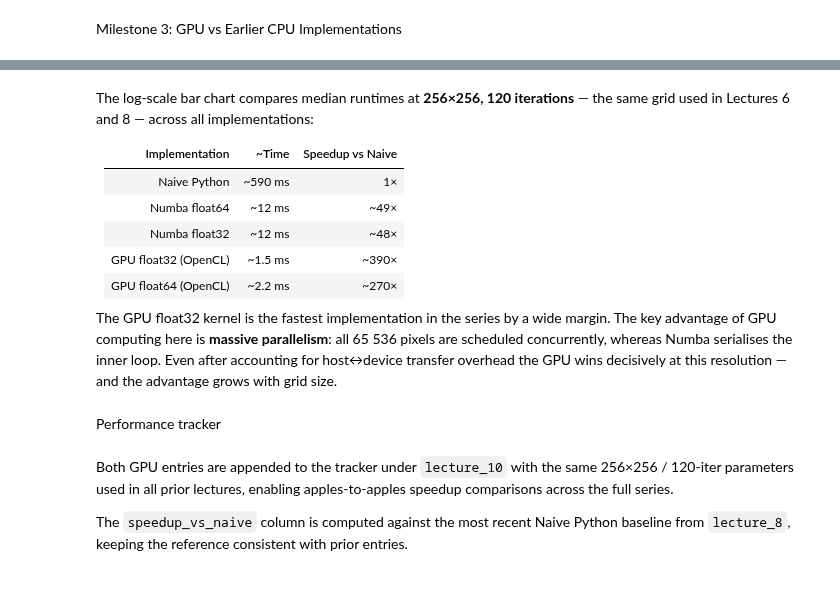
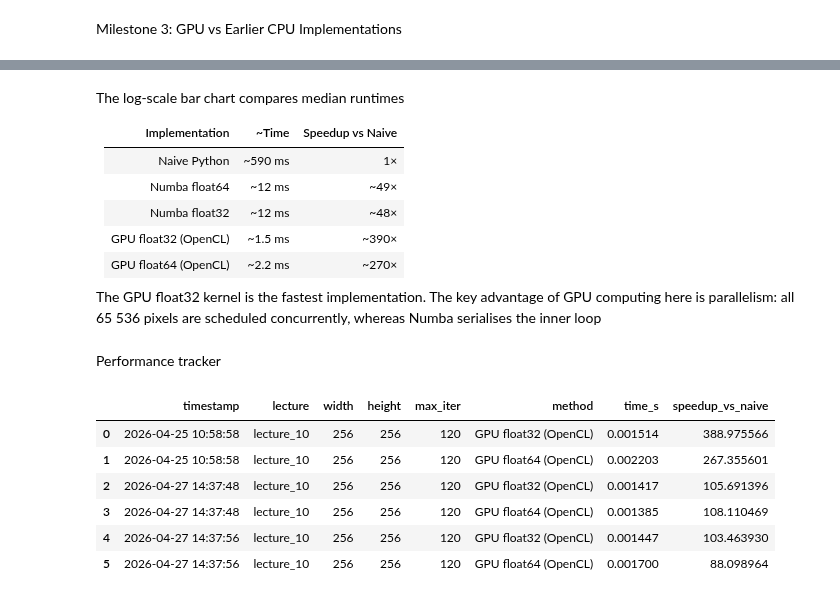
Before and after one commit to Morten-Tejlmand/numerical_scientific_computing, a Jupyter notebook: mini3.ipynb, the cells around one changed output, grey strips where cells are left out. Cells and saved outputs as stored; diff of their text form; code cells hidden in the pictures.

```diff
--- a/mini3.ipynb
+++ b/mini3.ipynb
@@ -166,5 +171,5 @@ display(Image(filename=results10["m3_plot"]))
 # %% [markdown]
-The log-scale bar chart compares median runtimes at **256×256, 120 iterations** — the same grid used in Lectures 6 and 8 — across all implementations:
+The log-scale bar chart compares median runtimes
 
 | Implementation | ~Time | Speedup vs Naive |
 |---|---|---|
@@ -174,21 +179,21 @@ The log-scale bar chart compares median runtimes at **256×256, 120 iterations**
 | GPU float32 (OpenCL) | ~1.5 ms | ~390× |
 | GPU float64 (OpenCL) | ~2.2 ms | ~270× |
 
-The GPU float32 kernel is the fastest implementation in the series by a wide margin. The key advantage of GPU computing here is **massive parallelism**: all 65 536 pixels are scheduled concurrently, whereas Numba serialises the inner loop. Even after accounting for host↔device transfer overhead the GPU wins decisively at this resolution — and the advantage grows with grid size.
+The GPU float32 kernel is the fastest implementation. The key advantage of GPU computing here is parallelism: all 65 536 pixels are scheduled concurrently, whereas Numba serialises the inner loop
 # %% [markdown]
 Performance tracker
 # %%
 import pandas as pd
 
 tracker_df = pd.read_csv("performance_tracker.csv")
 lec10_df = tracker_df[tracker_df["lecture"] == "lecture_10"].reset_index(drop=True)
 
-print("Lecture 10 tracker entries:")
 display(lec10_df)
-
-print("\nSpeedup summary (GPU vs best CPU):")
-display(results10["new_tracker_rows"])
+# %% [output]
+|  | timestamp | lecture | width | height | max_iter | method | time_s | speedup_vs_naive |
+| 0 | 2026-04-25 10:58:58 | lecture_10 | 256 | 256 | 120 | GPU float32 (OpenCL) | 0.001514 | 388.975566 |
+| 1 | 2026-04-25 10:58:58 | lecture_10 | 256 | 256 | 120 | GPU float64 (OpenCL) | 0.002203 | 267.355601 |
+| 2 | 2026-04-27 14:37:48 | lecture_10 | 256 | 256 | 120 | GPU float32 (OpenCL) | 0.001417 | 105.691396 |
+| 3 | 2026-04-27 14:37:48 | lecture_10 | 256 | 256 | 120 | GPU float64 (OpenCL) | 0.001385 | 108.110469 |
+| 4 | 2026-04-27 14:37:56 | lecture_10 | 256 | 256 | 120 | GPU float32 (OpenCL) | 0.001447 | 103.463930 |
+| 5 | 2026-04-27 14:37:56 | lecture_10 | 256 | 256 | 120 | GPU float64 (OpenCL) | 0.001700 | 88.098964 |
-# %% [markdown]
-Both GPU entries are appended to the tracker under `lecture_10` with the same 256×256 / 120-iter parameters used in all prior lectures, enabling apples-to-apples speedup comparisons across the full series.
-
-The `speedup_vs_naive` column is computed against the most recent Naive Python baseline from `lecture_8`, keeping the reference consistent with prior entries.
```
Also changed, not shown: parts of 17 cells of this notebook, 3 other files.
